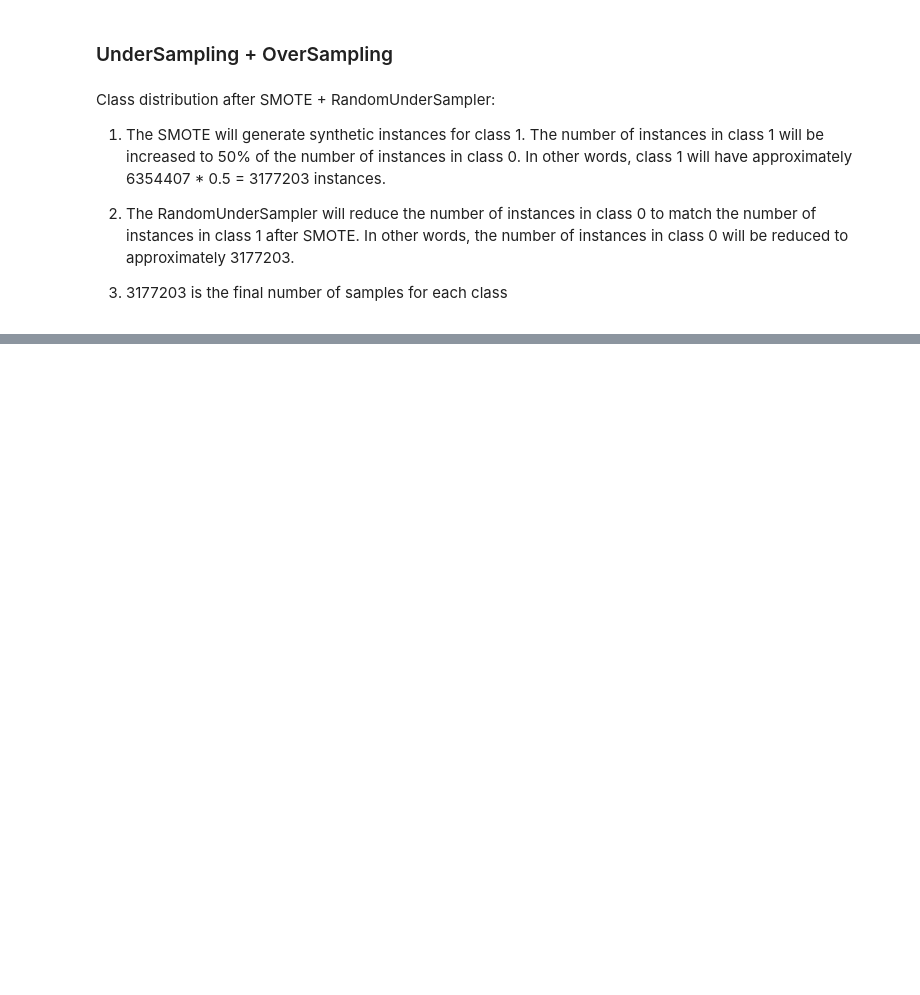
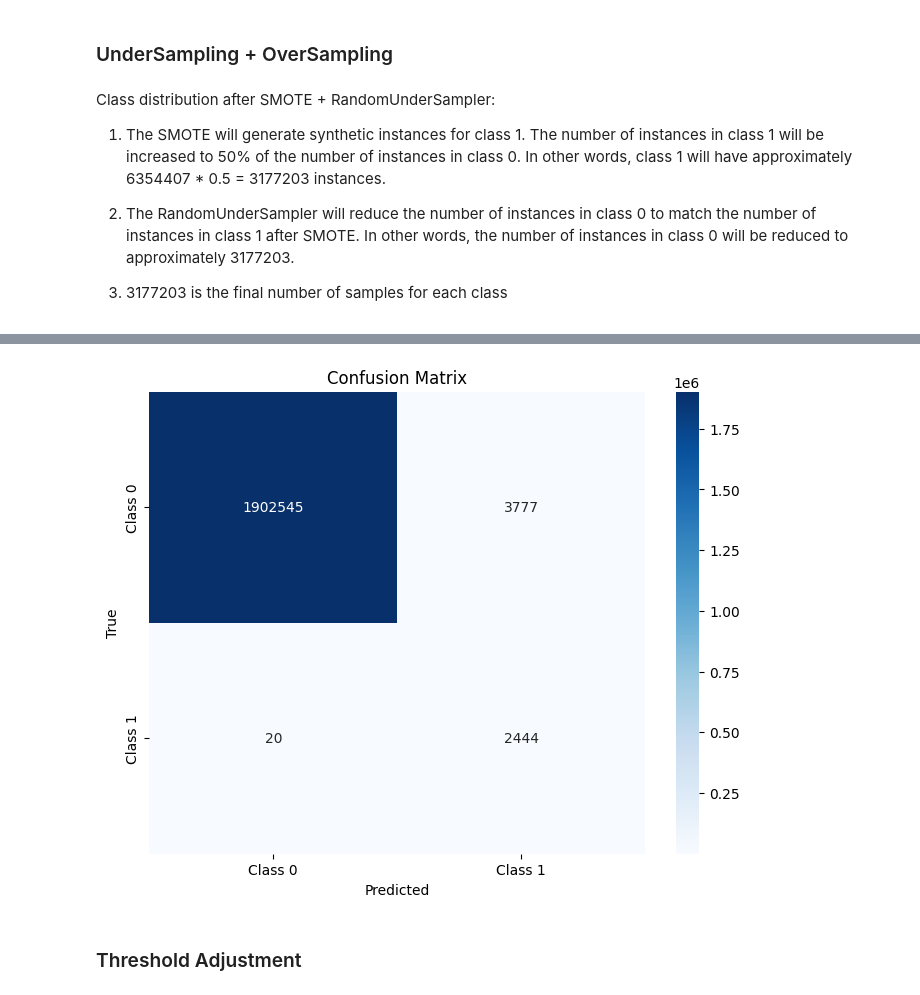
Before and after one commit to brvsf/fraud-prediction, a Jupyter notebook: Notebook.ipynb, the cells around one changed output, grey strips where cells are left out. Cells and saved outputs as stored; diff of their text form; code cells hidden in the pictures; blank space fills up the shorter version.

```diff
--- a/Notebook.ipynb
+++ b/Notebook.ipynb
@@ -488,13 +401,7 @@ preprocessor = ColumnTransformer(
 )
 
 # Creating model
-model = XGBClassifier(
-    gamma=0.1,
-    learning_rate=0.1,
-    n_estimators=500,
-    reg_lambda=1.0,
-    max_depth=6,
-)
+model = XGBClassifier()
 
 # Full pipe including SMOTE + UnderSampler
 full_pipe = ImbPipeline(steps=[
@@ -561,3 +477,9 @@ print(classification_report(y_test, y_pred))
+# %%
+plot_confusion_matrix(y_test, y_pred)
+# %% [output]
+[figure, added]
+# %% [markdown]
+### Threshold Adjustment
 # %%
 y_pred_prob = full_pipe.predict_proba(X_test)[:,1]
 
```
Also changed, not shown: parts of 22 cells of this notebook.
